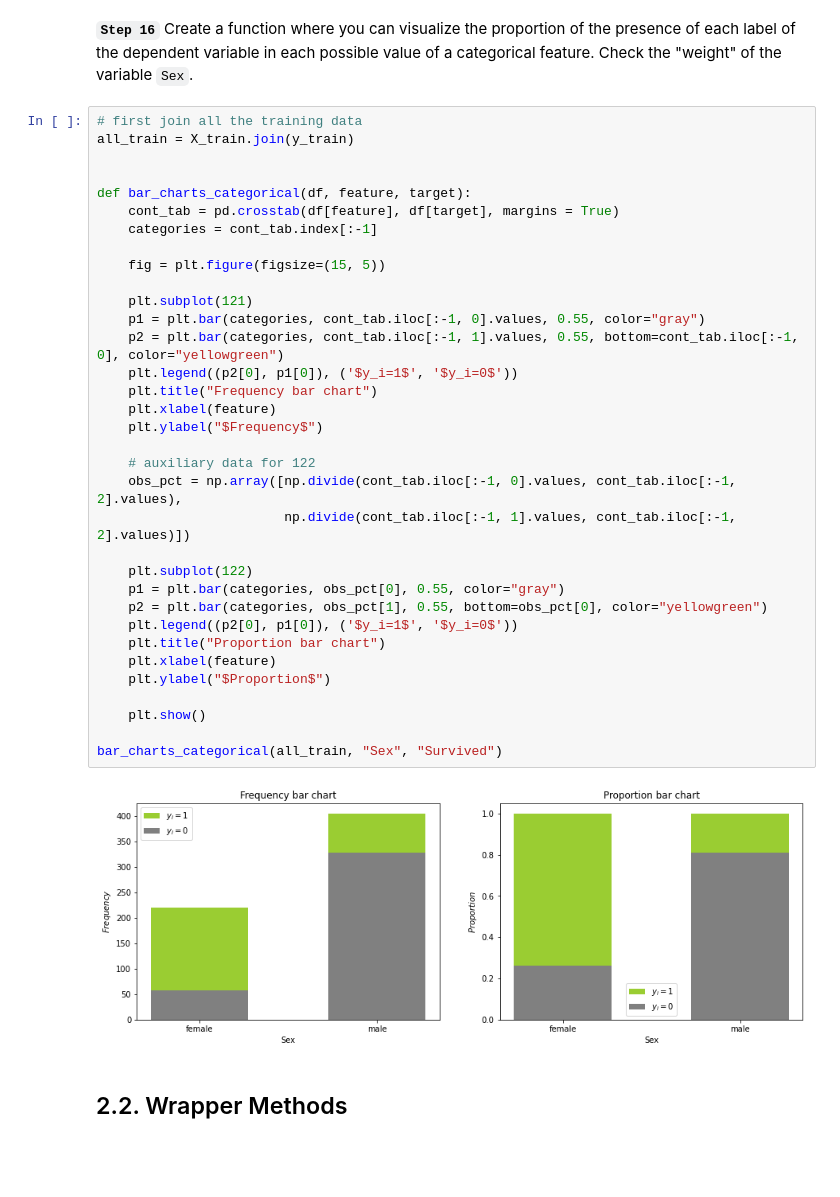
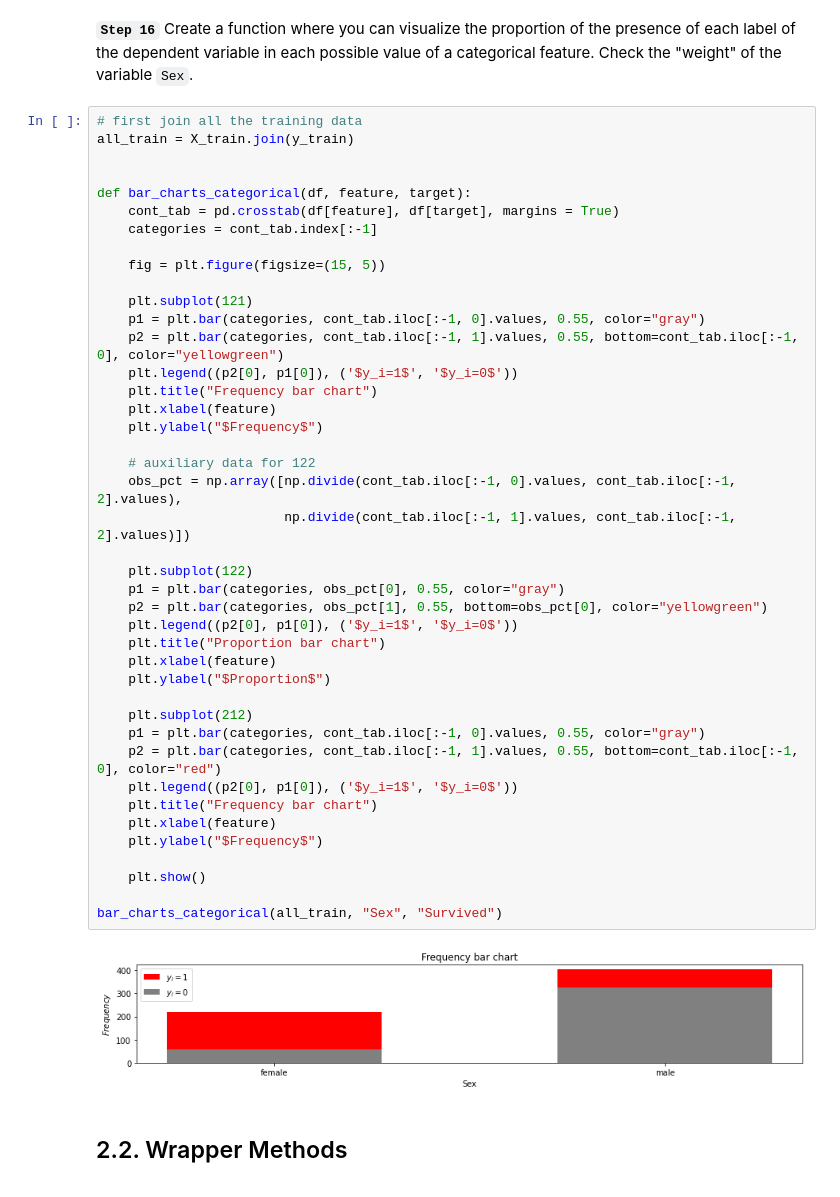
Before and after one commit to manelcbf/DSaML_Projects, a Jupyter notebook: Supervised_Learning/Lesson_11/03_Feature Selection.ipynb, the cells around one changed output. Drawn from its saved outputs; the diff is of its cells as text; blank space fills up the shorter version.

```diff
--- a/Supervised_Learning/Lesson_11/03_Feature Selection.ipynb
+++ b/Supervised_Learning/Lesson_11/03_Feature Selection.ipynb
@@ -368,34 +368,42 @@ all_train = X_train.join(y_train)
 def bar_charts_categorical(df, feature, target):
     cont_tab = pd.crosstab(df[feature], df[target], margins = True)
     categories = cont_tab.index[:-1]
 
     fig = plt.figure(figsize=(15, 5))
 
     plt.subplot(121)
     p1 = plt.bar(categories, cont_tab.iloc[:-1, 0].values, 0.55, color="gray")
     p2 = plt.bar(categories, cont_tab.iloc[:-1, 1].values, 0.55, bottom=cont_tab.iloc[:-1, 0], color="yellowgreen")
     plt.legend((p2[0], p1[0]), ('$y_i=1$', '$y_i=0$'))
     plt.title("Frequency bar chart")
     plt.xlabel(feature)
     plt.ylabel("$Frequency$")
 
     # auxiliary data for 122
     obs_pct = np.array([np.divide(cont_tab.iloc[:-1, 0].values, cont_tab.iloc[:-1, 2].values),
                         np.divide(cont_tab.iloc[:-1, 1].values, cont_tab.iloc[:-1, 2].values)])
 
     plt.subplot(122)
     p1 = plt.bar(categories, obs_pct[0], 0.55, color="gray")
     p2 = plt.bar(categories, obs_pct[1], 0.55, bottom=obs_pct[0], color="yellowgreen")
     plt.legend((p2[0], p1[0]), ('$y_i=1$', '$y_i=0$'))
     plt.title("Proportion bar chart")
     plt.xlabel(feature)
     plt.ylabel("$Proportion$")
 
+    plt.subplot(212)
+    p1 = plt.bar(categories, cont_tab.iloc[:-1, 0].values, 0.55, color="gray")
+    p2 = plt.bar(categories, cont_tab.iloc[:-1, 1].values, 0.55, bottom=cont_tab.iloc[:-1, 0], color="red")
+    plt.legend((p2[0], p1[0]), ('$y_i=1$', '$y_i=0$'))
+    plt.title("Frequency bar chart")
+    plt.xlabel(feature)
+    plt.ylabel("$Frequency$")
+
     plt.show()
 
 bar_charts_categorical(all_train, "Sex", "Survived")
 # %% [output]
-[figure, old version]
+[figure, new version]
 # %% [markdown]
 <a class="anchor" id="11th-bullet">
 
```
Also changed, not shown: 1 other file.
